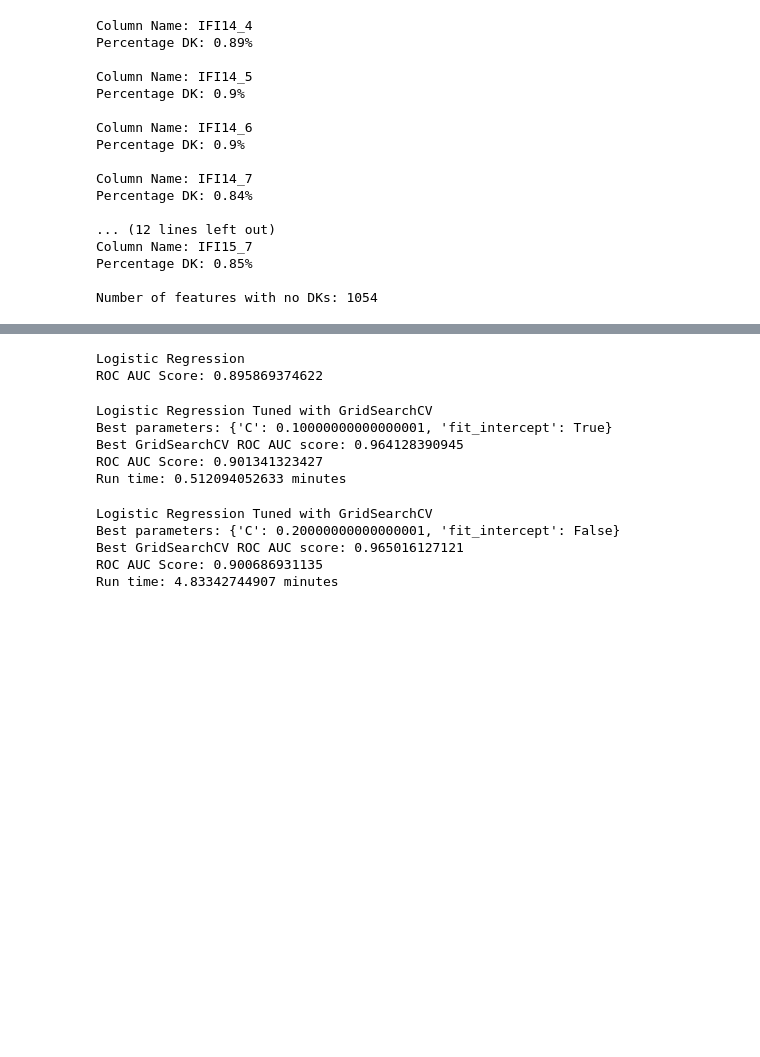
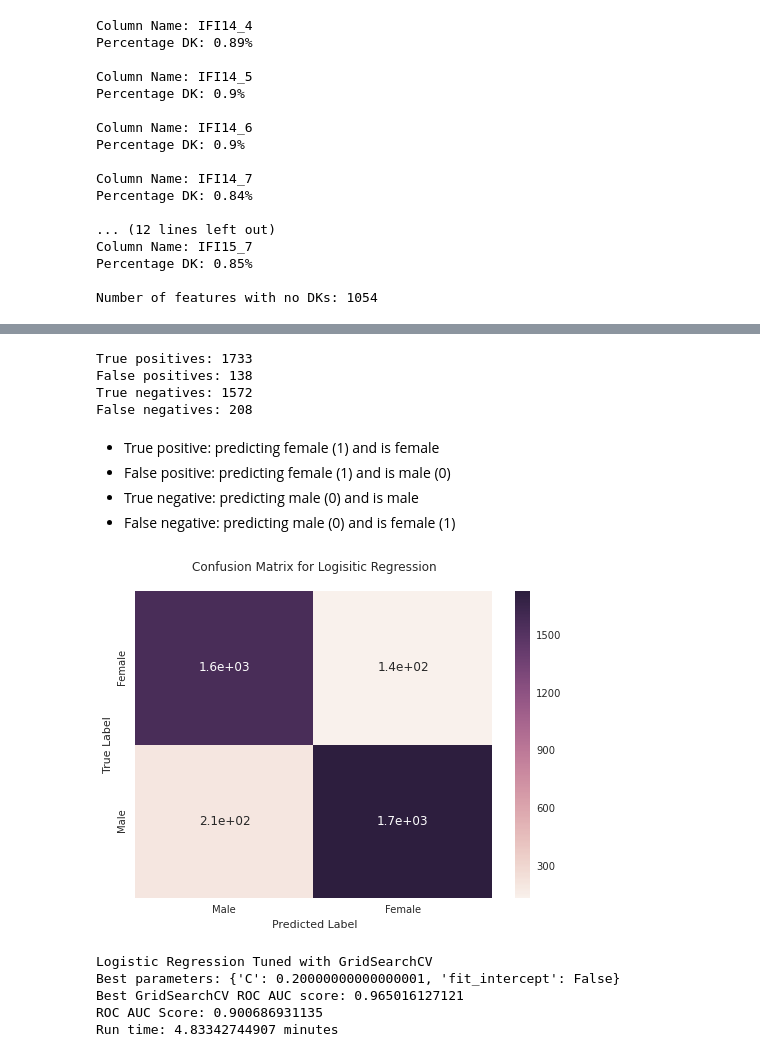
Before and after one commit to carolynamorris/WiDS2018Datathon, a Jupyter notebook: prediction.ipynb, the cells around one changed output, grey strips where cells are left out. Saved outputs shown, nothing was run; the diff lists cells and outputs as text; code cells hidden in the pictures; blank space fills up the shorter version.

```diff
--- a/prediction.ipynb
+++ b/prediction.ipynb
@@ -155,0 +293,5 @@ X_train, X_test, y_train, y_test = train_test_split(train_dum, label, test_size=
+# %%
+clf = XGBClassifier(max_depth=7, n_estimators=100, random_state=seed)
+sfm = SelectFromModel(clf, threshold='mean')
+X_train_new = sfm.fit_transform(X_train, y_train)
+X_test_new = sfm.transform(X_test)
@@ -221,39 +562,29 @@ ROC AUC Score: 0.89550737999
-# %%
-# Logistic Regression
-clf = LogisticRegression(penalty='l2', solver='sag')
-clf.fit(X_train, y_train)
-
-preds = clf.predict(X_test)
-score = roc_auc_score(y_test, preds)
-
-print 'Logistic Regression'
-print 'ROC AUC Score: {}'.format(score)
-# %% [output]
-Logistic Regression
-ROC AUC Score: 0.895869374622
-# %%
-# Tune Logistic Regression
-start = time.time()
-
-parameters = {'C': np.arange(0.1, 0.3, 0.2), 'fit_intercept': [True, False]}
-logreg = LogisticRegression(penalty='l1', solver='liblinear')
-clf = GridSearchCV(logreg, parameters, scoring='roc_auc', refit=True)
-clf.fit(X_train, y_train)
-
-preds = clf.predict(X_test)
-score = roc_auc_score(y_test, preds)
-
-end = time.time()
-run_time = float(end - start)/60
-
-print 'Logistic Regression Tuned with GridSearchCV'
-print 'Best parameters: {}'.format(clf.best_params_)
-print 'Best GridSearchCV ROC AUC score: {}'.format(clf.best_score_)
-print 'ROC AUC Score: {}'.format(score)
-print 'Run time: {} minutes'.format(run_time)
-# %% [output]
-Logistic Regression Tuned with GridSearchCV
-Best parameters: {'C': 0.10000000000000001, 'fit_intercept': True}
-Best GridSearchCV ROC AUC score: 0.964128390945
-ROC AUC Score: 0.901341323427
-Run time: 0.512094052633 minutes
+# %%
+# Confusion matrix
+tn, fp, fn, tp = confusion_matrix(y_test, preds).ravel()
+print 'True positives: {}'.format(tp)
+print 'False positives: {}'.format(fp)
+print 'True negatives: {}'.format(tn)
+print 'False negatives: {}'.format(fn)
+# %% [output]
+True positives: 1733
+False positives: 138
+True negatives: 1572
+False negatives: 208
+# %% [markdown]
+* True positive: predicting female (1) and is female
+* False positive: predicting female (1) and is male (0)
+* True negative: predicting male (0) and is male
+* False negative: predicting male (0) and is female (1)
+# %%
+classes = ['Male', 'Female']
+sns.heatmap(confusion_matrix(y_test, preds, labels=[0,1]), annot=True)
+plt.title('Confusion Matrix for Logisitic Regression\n')
+plt.xlabel('Predicted Label')
+plt.ylabel('True Label')
+tick_marks = [0.5, 1.5]
+plt.xticks(tick_marks, classes)
+plt.yticks(tick_marks, classes)
+plt.show()
+# %% [output]
+[figure, added]
```
Also changed, not shown: parts of 27 cells of this notebook.
